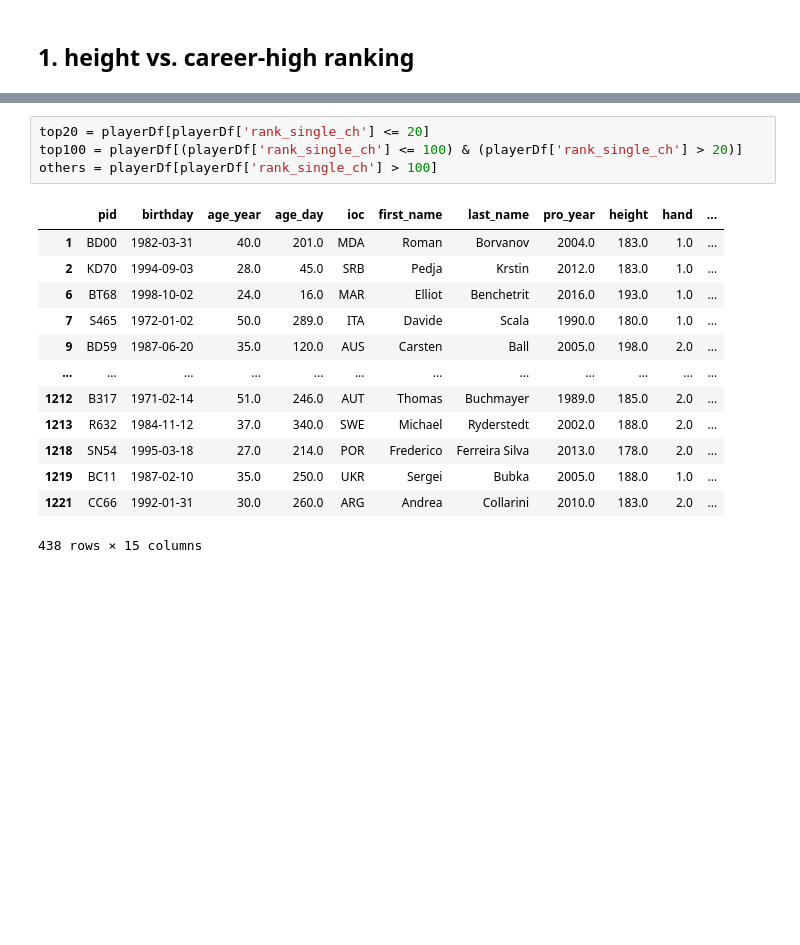
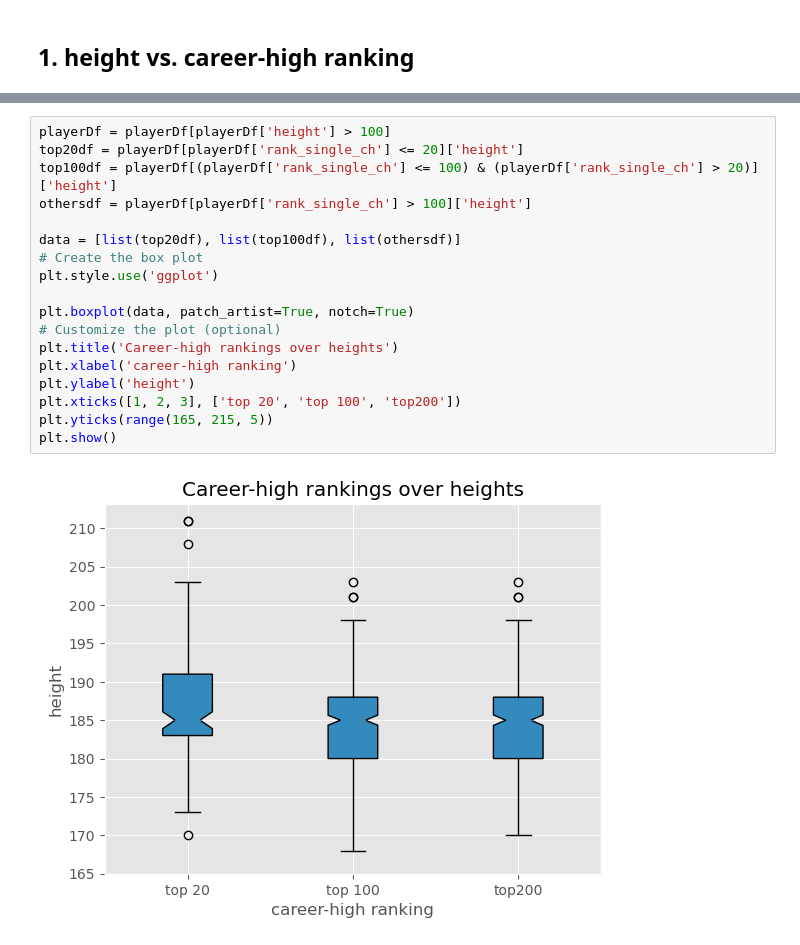
Before and after one commit to TracyYXChen/tennis-data, a Jupyter notebook: jerry's research questions.ipynb, the cells around one changed output, grey strips where cells are left out. Cells and saved outputs as stored; diff of their text form; blank space fills up the shorter version.

```diff
--- a/jerry's research questions.ipynb
+++ b/jerry's research questions.ipynb
@@ -28,18 +29,20 @@ playerDf
-# %%
-top20 = playerDf[playerDf['rank_single_ch'] <= 20]
-top100 = playerDf[(playerDf['rank_single_ch'] <= 100) & (playerDf['rank_single_ch'] > 20)]
-others = playerDf[playerDf['rank_single_ch'] > 100]
-# %% [output]
-|  | pid | birthday | age_year | age_day | ioc | first_name | last_name | pro_year | height | hand | ... |
-| 1 | BD00 | 1982-03-31 | 40.0 | 201.0 | MDA | Roman | Borvanov | 2004.0 | 183.0 | 1.0 | ... |
-| 2 | KD70 | 1994-09-03 | 28.0 | 45.0 | SRB | Pedja | Krstin | 2012.0 | 183.0 | 1.0 | ... |
-| 6 | BT68 | 1998-10-02 | 24.0 | 16.0 | MAR | Elliot | Benchetrit | 2016.0 | 193.0 | 1.0 | ... |
-| 7 | S465 | 1972-01-02 | 50.0 | 289.0 | ITA | Davide | Scala | 1990.0 | 180.0 | 1.0 | ... |
-| 9 | BD59 | 1987-06-20 | 35.0 | 120.0 | AUS | Carsten | Ball | 2005.0 | 198.0 | 2.0 | ... |
-| ... | ... | ... | ... | ... | ... | ... | ... | ... | ... | ... | ... |
-| 1212 | B317 | 1971-02-14 | 51.0 | 246.0 | AUT | Thomas | Buchmayer | 1989.0 | 185.0 | 2.0 | ... |
-| 1213 | R632 | 1984-11-12 | 37.0 | 340.0 | SWE | Michael | Ryderstedt | 2002.0 | 188.0 | 2.0 | ... |
-| 1218 | SN54 | 1995-03-18 | 27.0 | 214.0 | POR | Frederico | Ferreira Silva | 2013.0 | 178.0 | 2.0 | ... |
-| 1219 | BC11 | 1987-02-10 | 35.0 | 250.0 | UKR | Sergei | Bubka | 2005.0 | 188.0 | 1.0 | ... |
-| 1221 | CC66 | 1992-01-31 | 30.0 | 260.0 | ARG | Andrea | Collarini | 2010.0 | 183.0 | 2.0 | ... |
-438 rows × 15 columns
+# %%
+playerDf = playerDf[playerDf['height'] > 100]
+top20df = playerDf[playerDf['rank_single_ch'] <= 20]['height']
+top100df = playerDf[(playerDf['rank_single_ch'] <= 100) & (playerDf['rank_single_ch'] > 20)]['height']
+othersdf = playerDf[playerDf['rank_single_ch'] > 100]['height']
+
+data = [list(top20df), list(top100df), list(othersdf)]
+# Create the box plot
+plt.style.use('ggplot')
+
+plt.boxplot(data, patch_artist=True, notch=True)
+# Customize the plot (optional)
+plt.title('Career-high rankings over heights')
+plt.xlabel('career-high ranking')
+plt.ylabel('height')
+plt.xticks([1, 2, 3], ['top 20', 'top 100', 'top200'])
+plt.yticks(range(165, 215, 5))
+plt.show()
+# %% [output]
+[figure, added]
```
Also changed, not shown: parts of 14 cells of this notebook, 2 other files.
